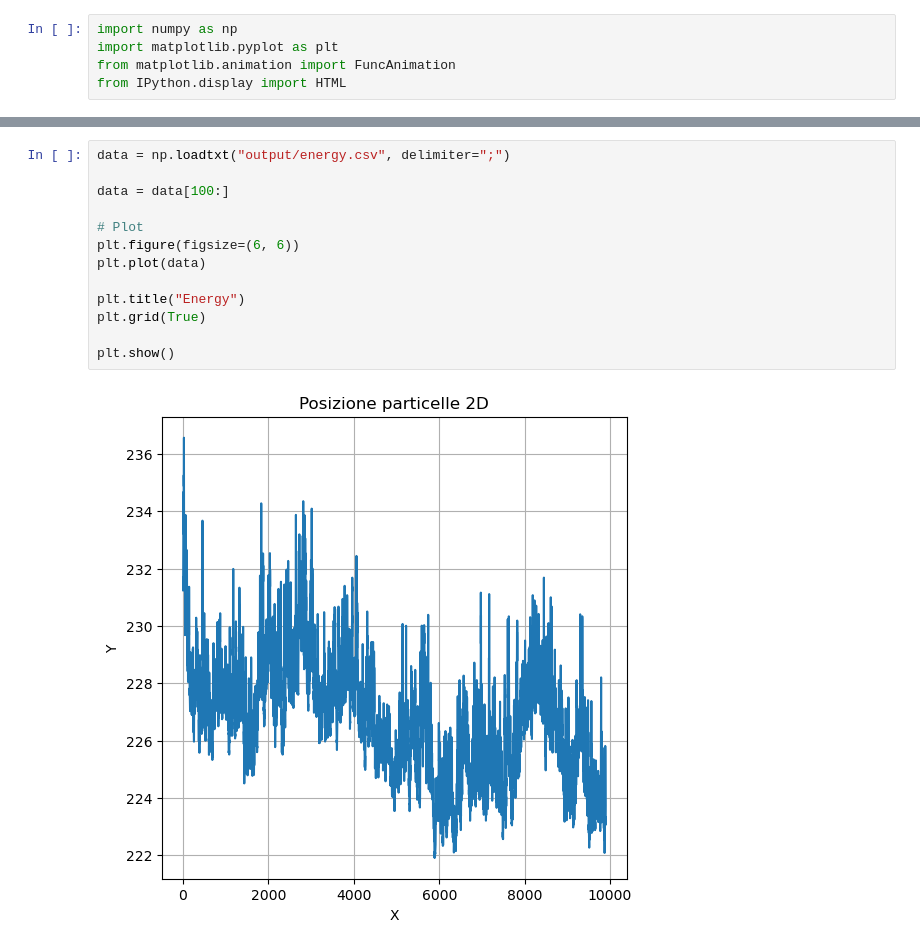
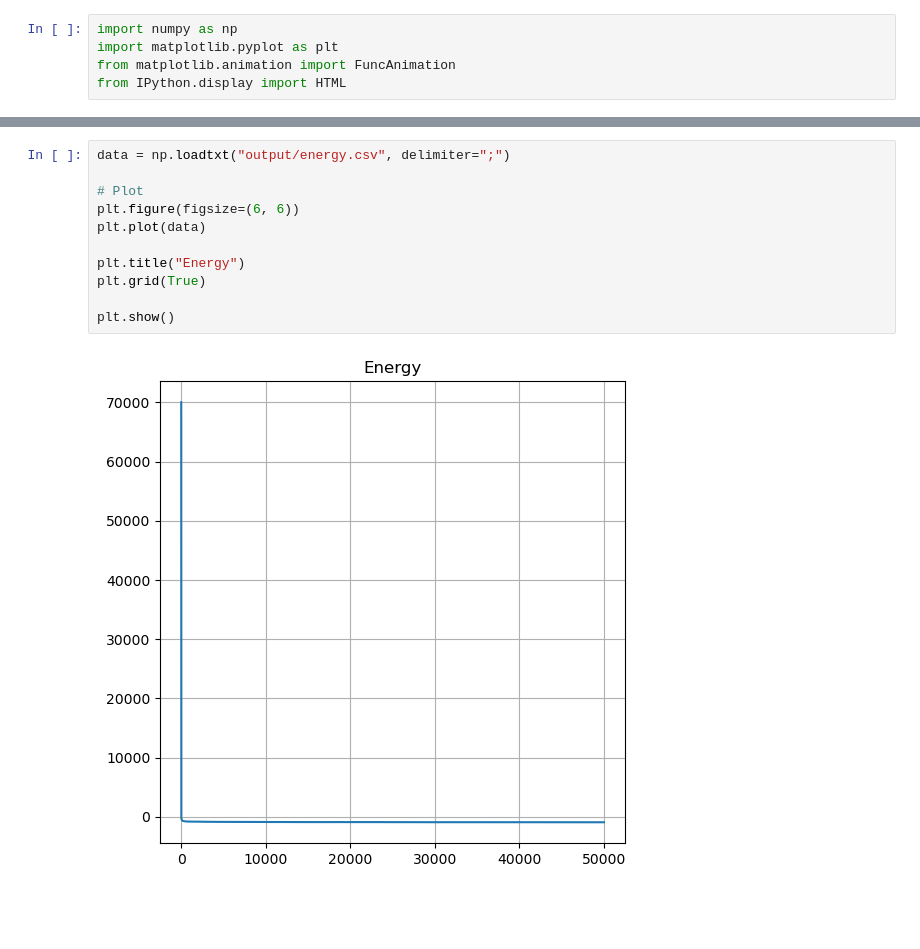
Before and after one commit to Sparisi01/montecarlo_particles_simulation, a Jupyter notebook: data_analysis.ipynb, the cells around one changed output, grey strips where cells are left out. Saved outputs shown, nothing was run; the diff lists cells and outputs as text; blank space fills up the shorter version.

```diff
--- a/data_analysis.ipynb
+++ b/data_analysis.ipynb
@@ -25,15 +30,13 @@ plt.show()
 # %%
 data = np.loadtxt("output/energy.csv", delimiter=";")
-
-data = data[100:]
 
 # Plot
 plt.figure(figsize=(6, 6))
 plt.plot(data)
 
 plt.title("Energy")
 plt.grid(True)
 
 plt.show()
 # %% [output]
-[figure, old version]
+[figure, new version]
```
Also changed, not shown: parts of 2 cells of this notebook, 6 other files.
